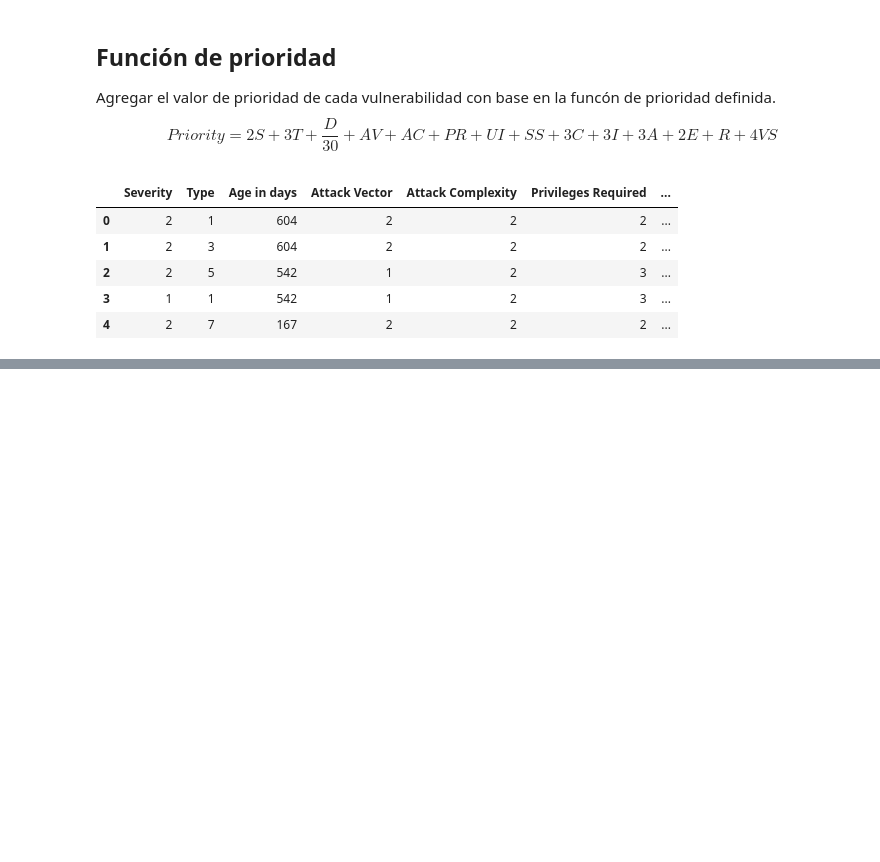
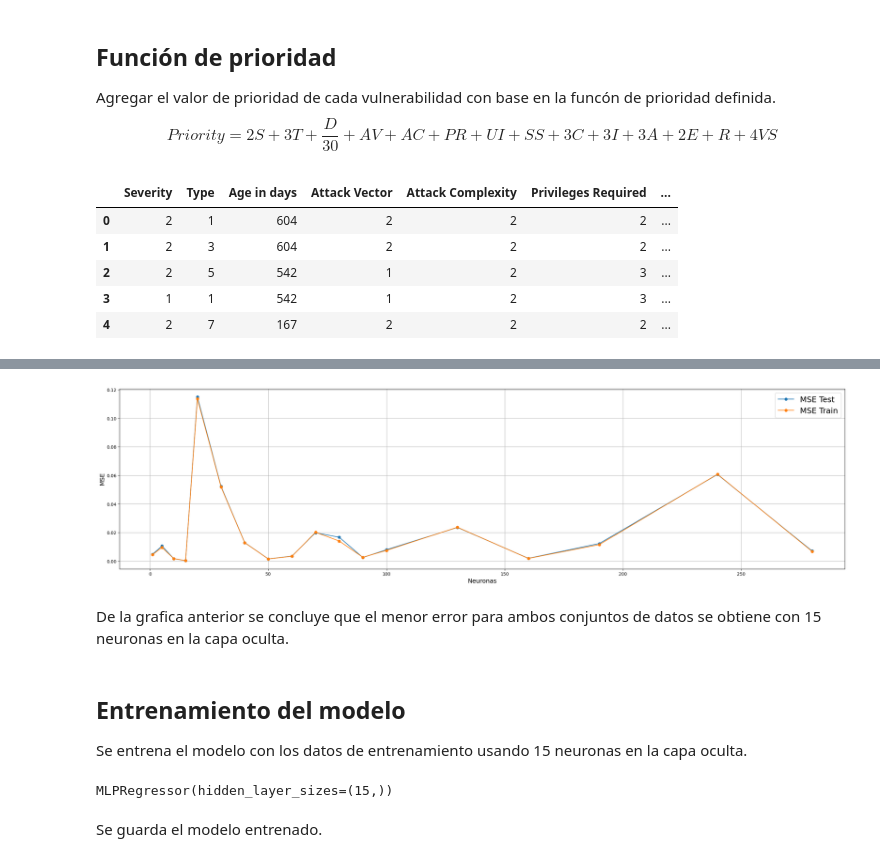
Before and after one commit to ssantaa9/Technical-Challenge-DevSecOps, a Jupyter notebook: challenge.ipynb, the cells around one changed output, grey strips where cells are left out. Saved outputs shown, nothing was run; the diff lists cells and outputs as text; code cells hidden in the pictures; blank space fills up the shorter version.

Commit message:
Modelo entrenado.

```diff
--- a/challenge.ipynb
+++ b/challenge.ipynb
@@ -321,0 +350,7 @@ new_df[0:5]
+# %%
+from sklearn.model_selection import train_test_split    #Libreria que se encarga de la división de datos
+
+#Se define las primeras 14 columnas como entradas (Todas las columnas excepto la prioridad) y la prioridad como salida esperada
+#Se mezclan los datos para evitar que se sobre entrenen los valores con edad en días mayores, ya que las vulnerabilidades
+#se importan desde las más antiguas a las más recientes.
+X_train, X_test, y_train, y_test = train_test_split(new_df[new_df.columns[:14]], new_df['Priority'], test_size=0.3, shuffle=True)
@@ -321,0 +371,44 @@ new_df[0:5]
+# %%
+from sklearn.metrics import mean_squared_error as MSE   #Error cuadrático medio
+from sklearn.metrics import mean_absolute_error as MAE  #Error absoluto medio
+from sklearn.neural_network import MLPRegressor #Regresor Multi-layer Perceptron
+
+#Numero de neuronas a probar en la capa oculta
+Neuronas = [1, 5, 10, 15, 20, 30, 40, 50, 60, 70, 80, 90, 100, 130, 160, 190, 240, 280]
+
+#Lista de la métrica MSE de los datos de entrenamiento y prueba iteradas sobre las neuronas
+mse_train = []
+mse_test = []
+
+for n in Neuronas:
+    mlr = MLPRegressor(hidden_layer_sizes=(n,)) #Definir el modelo con n neuronas en la capa oculta
+    mlr.fit(X_train,y_train)    #Entrenar el modelo con los datos de entrenamiento
+    y_pred_test = mlr.predict(X_test)   #Predecir con los datos de prueba
+    y_pred_train = mlr.predict(X_train) #Predecir con los datos de entrenamiento
+    mse_test.append(MSE(y_test,y_pred_test))    #Agregar a la lista el error MSE de los datos de prueba
+    mse_train.append(MSE(y_train,y_pred_train)) #Agregar a la lista el error MSE de los datos de entrenamiento
+# %%
+#Se grafica las lsitas de errores
+plt.figure(figsize=(30,7.5))    #Tamaño de la figura
+plt.plot(Neuronas,mse_test,'-o',label='MSE Test')   #Tipo de grafica y label del error de prueba
+plt.plot(Neuronas,mse_train,'-o',label='MSE Train') #Tipo de grafica y label del error de entrenamiento
+plt.xlabel('Neuronas',fontsize=14)  #Label y tamaño del label del eje x
+plt.ylabel('MSE',fontsize=14)   #Label y tamaño del label del eje y
+plt.legend(fontsize=18) #Tamaño de los numeros
+plt.grid()  #Mostrar grilla
+plt.show()  #Mostrar grafica
+# %% [output]
+[figure, added]
+# %% [markdown]
+De la grafica anterior se concluye que el menor error para ambos conjuntos de datos se obtiene con 15 neuronas en la capa oculta.
+# %% [markdown]
+## Entrenamiento del modelo
+
+Se entrena el modelo con los datos de entrenamiento usando 15 neuronas en la capa oculta.
+# %%
+mlr = MLPRegressor(hidden_layer_sizes=(15,)) #Definir el modelo con 15 neuronas en la capa oculta
+mlr.fit(X_train,y_train)    #Entrenar el modelo con los datos de entrenamiento
+# %% [output]
+MLPRegressor(hidden_layer_sizes=(15,))
+# %% [markdown]
+Se guarda el modelo entrenado.
```
Also changed, not shown: parts of 11 cells of this notebook, 3 other files.
